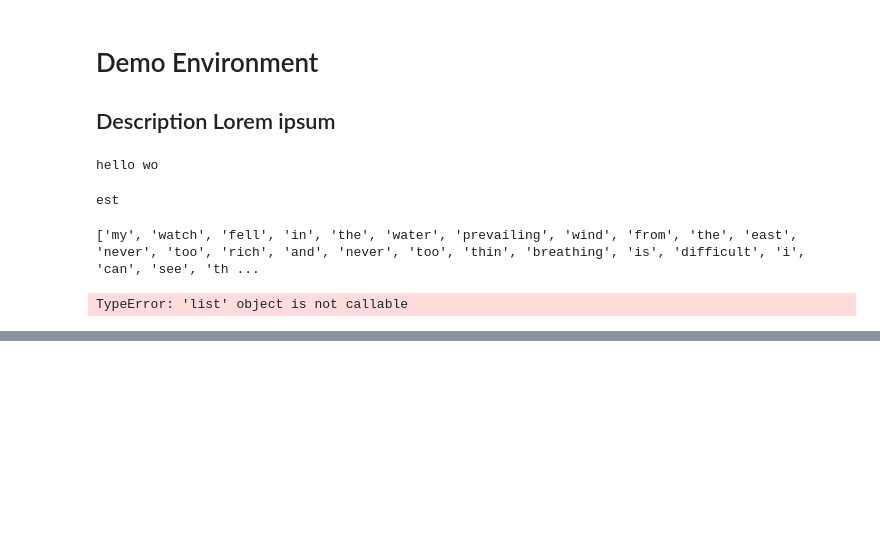
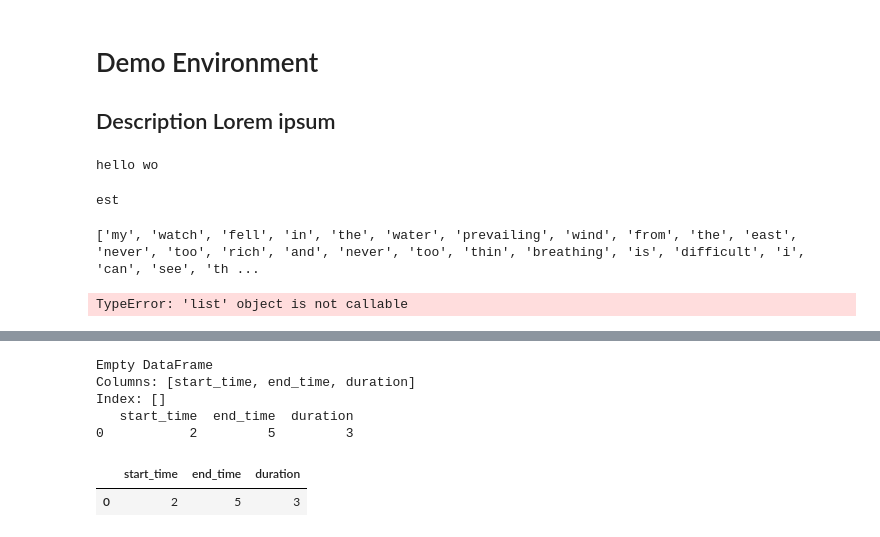
Before and after one commit to bromanoff/TipTopTyping, a Jupyter notebook: demo.ipynb, the cells around one changed output, grey strips where cells are left out. Cells and saved outputs as stored; diff of their text form; code cells hidden in the pictures; blank space fills up the shorter version.

```diff
--- a/demo.ipynb
+++ b/demo.ipynb
@@ -283,0 +299,21 @@ AttributeError: '_io.TextIOWrapper' object has no attribute 'splitlines'
+# %%
+import pandas as pd
+
+test_df = pd.DataFrame(columns=["start_time", "end_time", "duration"])
+print(test_df)
+
+test_dict = {"start_time": [2], "end_time": [5], "duration": [3]}
+test_dict_df = pd.DataFrame.from_dict(test_dict)
+print(test_dict_df)
+
+finished_df = pd.concat([test_df, test_dict_df])
+
+display(finished_df)
+# %% [output]
+Empty DataFrame
+Columns: [start_time, end_time, duration]
+Index: []
+   start_time  end_time  duration
+0           2         5         3
+|  | start_time | end_time | duration |
+| 0 | 2 | 5 | 3 |
```
Also changed, not shown: parts of 2 cells of this notebook, 3 other files.
